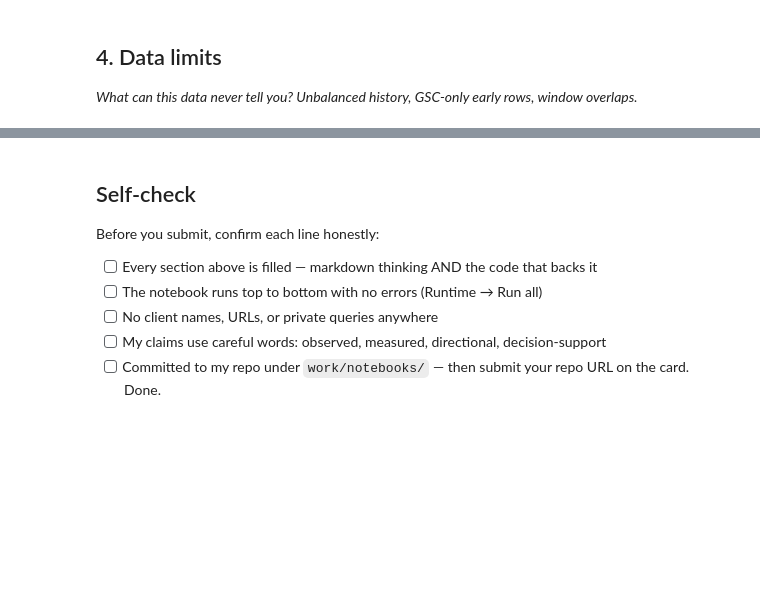
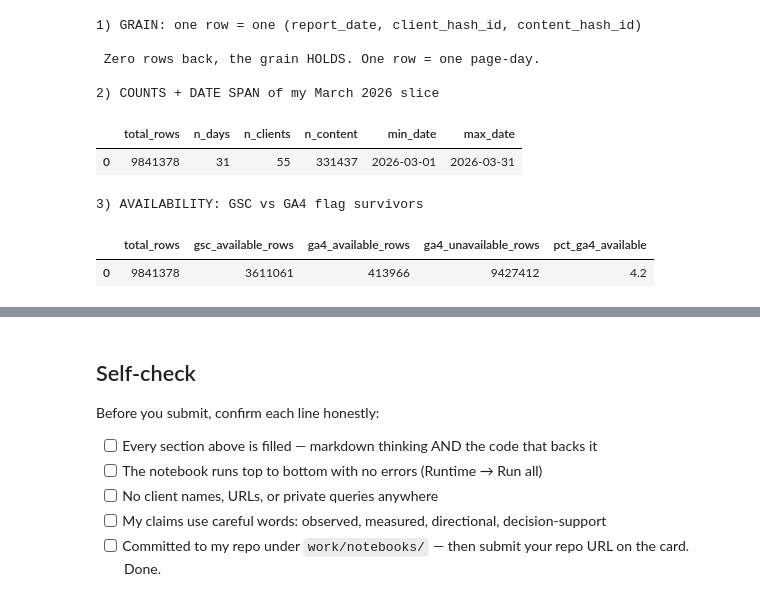
Before and after one commit to Zoye-J/FlyRank--MachineLearning, a Jupyter notebook: work/notebooks/w03_data_contract.ipynb, the cells around one changed output, grey strips where cells are left out. Saved outputs shown, nothing was run; the diff lists cells and outputs as text; code cells hidden in the pictures; blank space fills up the shorter version.

```diff
--- a/work/notebooks/w03_data_contract.ipynb
+++ b/work/notebooks/w03_data_contract.ipynb
@@ -30,4 +179,0 @@ This skeleton is yours to fill. Work the sections **in order** — each one has
-# %% [markdown]
-## 4. Data limits
-
-*What can this data never tell you? Unbalanced history, GSC-only early rows, window overlaps.*
@@ -36,0 +180,63 @@ This skeleton is yours to fill. Work the sections **in order** — each one has
+# %%
+#three verification queries
+
+FACT = "hf://datasets/FlyRank/internship-warehouse/fact_content_daily_performance/month=2026-03/*.parquet"
+
+#QUERY 1: GRAIN
+print()
+print("1) GRAIN: one row = one (report_date, client_hash_id, content_hash_id)")
+print()
+q1 = f"""
+SELECT report_date, client_hash_id, content_hash_id, COUNT(*) AS c
+FROM '{FACT}'
+GROUP BY report_date, client_hash_id, content_hash_id
+HAVING COUNT(*) > 1
+LIMIT 5
+"""
+grain_check = con.execute(q1).df()
+if grain_check.empty:
+    print(" Zero rows back, the grain HOLDS. One row = one page-day.")
+else:
+    display(grain_check)
+
+# QUERY 2: COUNTS + DATE SPAN
+print()
+print("2) COUNTS + DATE SPAN of my March 2026 slice")
+
+q2 = f"""
+SELECT
+    COUNT(*)                        AS total_rows,
+    COUNT(DISTINCT report_date)     AS n_days,
+    COUNT(DISTINCT client_hash_id)  AS n_clients,
+    COUNT(DISTINCT content_hash_id) AS n_content,
+    MIN(report_date)                AS min_date,
+    MAX(report_date)                AS max_date
+FROM '{FACT}'
+"""
+display(con.execute(q2).df())
+
+# QUERY 3: AVAILABILITY
+print()
+print("3) AVAILABILITY: GSC vs GA4 flag survivors")
+
+q3 = f"""
+SELECT
+    COUNT(*)                                                AS total_rows,
+    COUNT(*) FILTER (WHERE gsc_data_available IS TRUE)      AS gsc_available_rows,
+    COUNT(*) FILTER (WHERE ga4_data_available IS TRUE)      AS ga4_available_rows,
+    COUNT(*) FILTER (WHERE ga4_data_available IS NOT TRUE)  AS ga4_unavailable_rows,
+    ROUND(100.0 * COUNT(*) FILTER (WHERE ga4_data_available IS TRUE) / COUNT(*), 1) AS pct_ga4_available
+FROM '{FACT}'
+"""
+display(con.execute(q3).df())
+# %% [output]
+1) GRAIN: one row = one (report_date, client_hash_id, content_hash_id)
+
+ Zero rows back, the grain HOLDS. One row = one page-day.
+
+2) COUNTS + DATE SPAN of my March 2026 slice
+|  | total_rows | n_days | n_clients | n_content | min_date | max_date |
+| 0 | 9841378 | 31 | 55 | 331437 | 2026-03-01 | 2026-03-31 |
+3) AVAILABILITY: GSC vs GA4 flag survivors
+|  | total_rows | gsc_available_rows | ga4_available_rows | ga4_unavailable_rows | pct_ga4_available |
+| 0 | 9841378 | 3611061 | 413966 | 9427412 | 4.2 |
```
Also changed, not shown: parts of 14 cells of this notebook.
